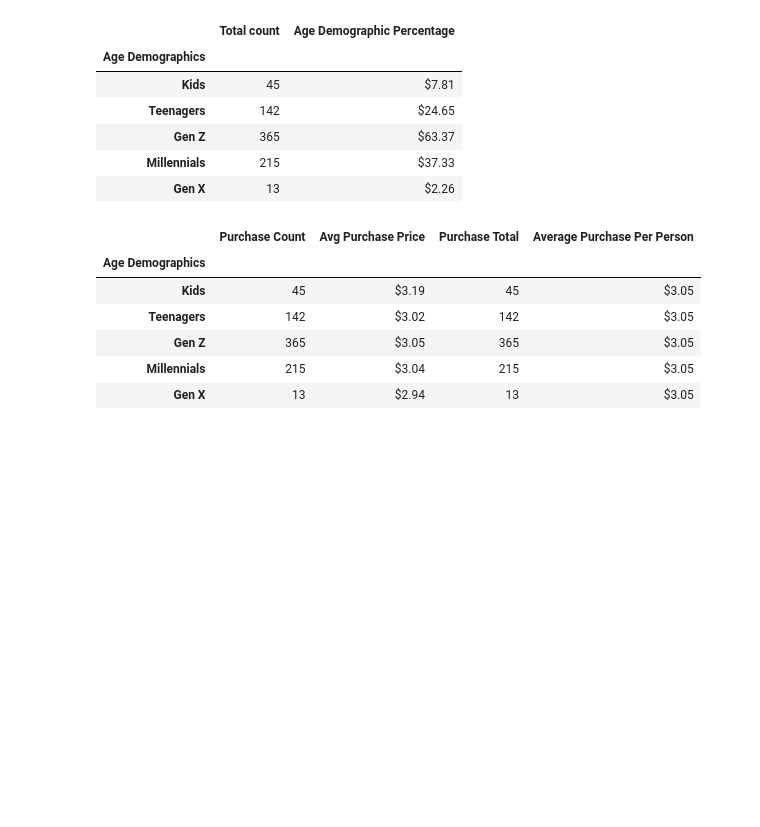
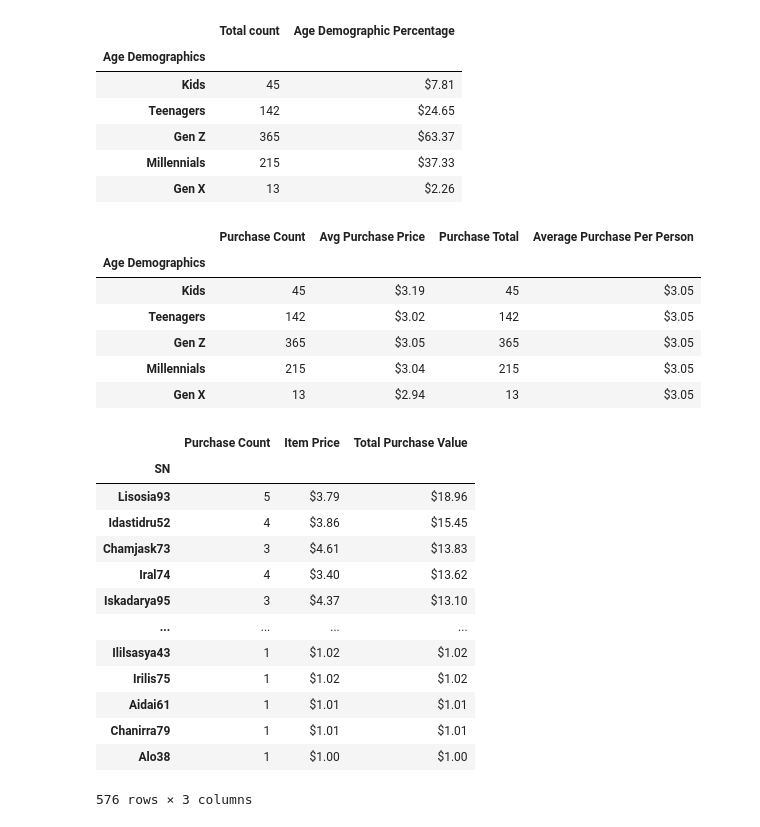
Before and after one commit to Akplesa/pandas-challenge, a Jupyter notebook: HeroesOfPymoli/.ipynb, the cells around one changed output. Saved outputs shown, nothing was run; the diff lists cells and outputs as text; code cells hidden in the pictures; blank space fills up the shorter version.

```diff
--- a/HeroesOfPymoli/.ipynb
+++ b/HeroesOfPymoli/.ipynb
@@ -175,3 +175,36 @@ Purchasing_analysis_age
 | Gen Z | 365 | $3.05 | 365 | $3.05 |
 | Millennials | 215 | $3.04 | 215 | $3.05 |
 | Gen X | 13 | $2.94 | 13 | $3.05 |
+# %%
+#TOP SPENDERS
+#Group data by SN
+
+Spenders_SN= purchase_data.groupby("SN")
+#Assign variables and run basic calculations
+Purchase_price= Spenders_SN["Item ID"].nunique()
+Item_Price= Spenders_SN["Price"].mean()
+Total_value= Purchase_price*Item_Price
+#Create dataframe and  sort total purchase value from highest to lowest price.
+Top_Spenders= pd.DataFrame({"Purchase Count":Purchase_price, "Item Price":Item_Price, "Total Purchase Value":Total_value})
+Spenders_df= Top_Spenders.sort_values("Total Purchase Value", ascending= False)
+
+#Make Dataframe look pretty
+Spenders_df["Total Purchase Value"]= Spenders_df["Total Purchase Value"].astype(float).map("${:,.2f}".format)
+Spenders_df["Item Price"]= Spenders_df["Item Price"].astype(float).map("${:,.2f}".format)
+
+Spenders_df
+# %% [output]
+|  | Purchase Count | Item Price | Total Purchase Value |
+| SN |  |  |  |
+| Lisosia93 | 5 | $3.79 | $18.96 |
+| Idastidru52 | 4 | $3.86 | $15.45 |
+| Chamjask73 | 3 | $4.61 | $13.83 |
+| Iral74 | 4 | $3.40 | $13.62 |
+| Iskadarya95 | 3 | $4.37 | $13.10 |
+| ... | ... | ... | ... |
+| Ililsasya43 | 1 | $1.02 | $1.02 |
+| Irilis75 | 1 | $1.02 | $1.02 |
+| Aidai61 | 1 | $1.01 | $1.01 |
+| Chanirra79 | 1 | $1.01 | $1.01 |
+| Alo38 | 1 | $1.00 | $1.00 |
+576 rows × 3 columns
```
Also changed, not shown: parts of 3 cells of this notebook.
